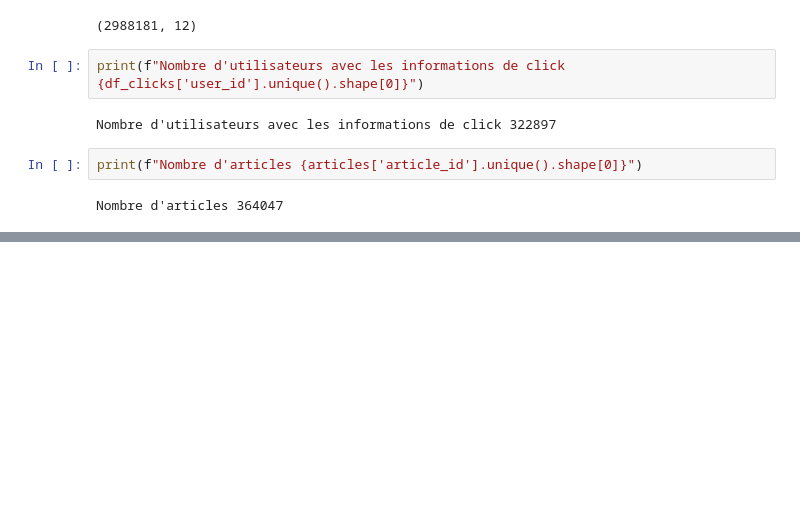
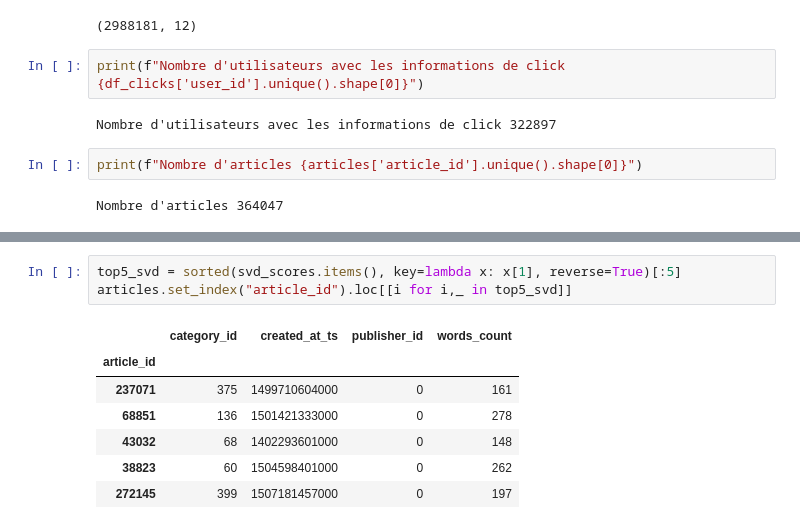
Before and after one commit to Wonters/content_recom, a Jupyter notebook: analyse.ipynb, the cells around one changed output, grey strips where cells are left out. Cells and saved outputs as stored; diff of their text form; blank space fills up the shorter version.

```diff
--- a/analyse.ipynb
+++ b/analyse.ipynb
@@ -107,0 +294,11 @@ ImportError: numpy.core.multiarray failed to import (auto-generated because you
+# %%
+top5_svd = sorted(svd_scores.items(), key=lambda x: x[1], reverse=True)[:5]
+articles.set_index("article_id").loc[[i for i,_ in top5_svd]]
+# %% [output]
+|  | category_id | created_at_ts | publisher_id | words_count |
+| article_id |  |  |  |  |
+| 237071 | 375 | 1499710604000 | 0 | 161 |
+| 68851 | 136 | 1501421333000 | 0 | 278 |
+| 43032 | 68 | 1402293601000 | 0 | 148 |
+| 38823 | 60 | 1504598401000 | 0 | 262 |
+| 272145 | 399 | 1507181457000 | 0 | 197 |
```
Also changed, not shown: parts of 41 cells of this notebook, 7 other files.
